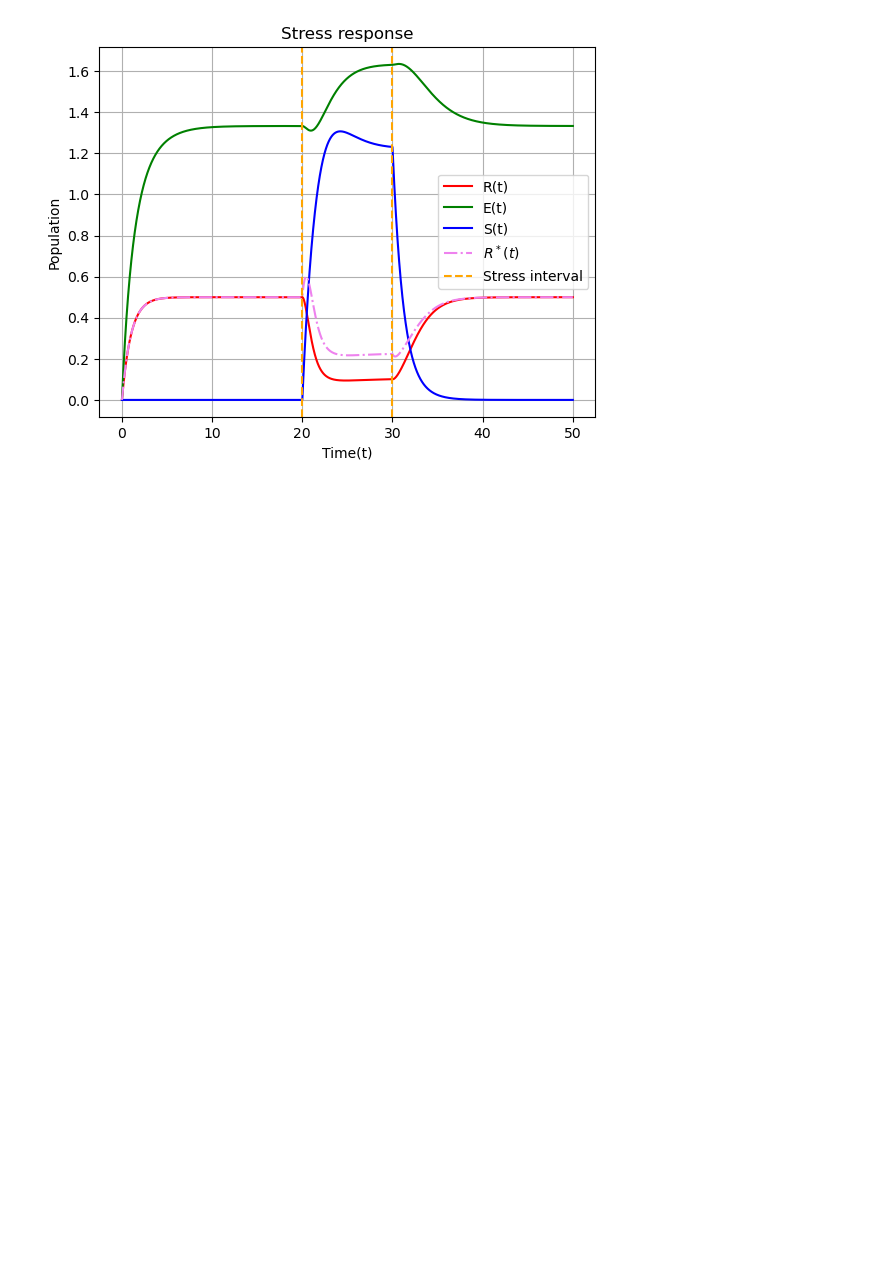
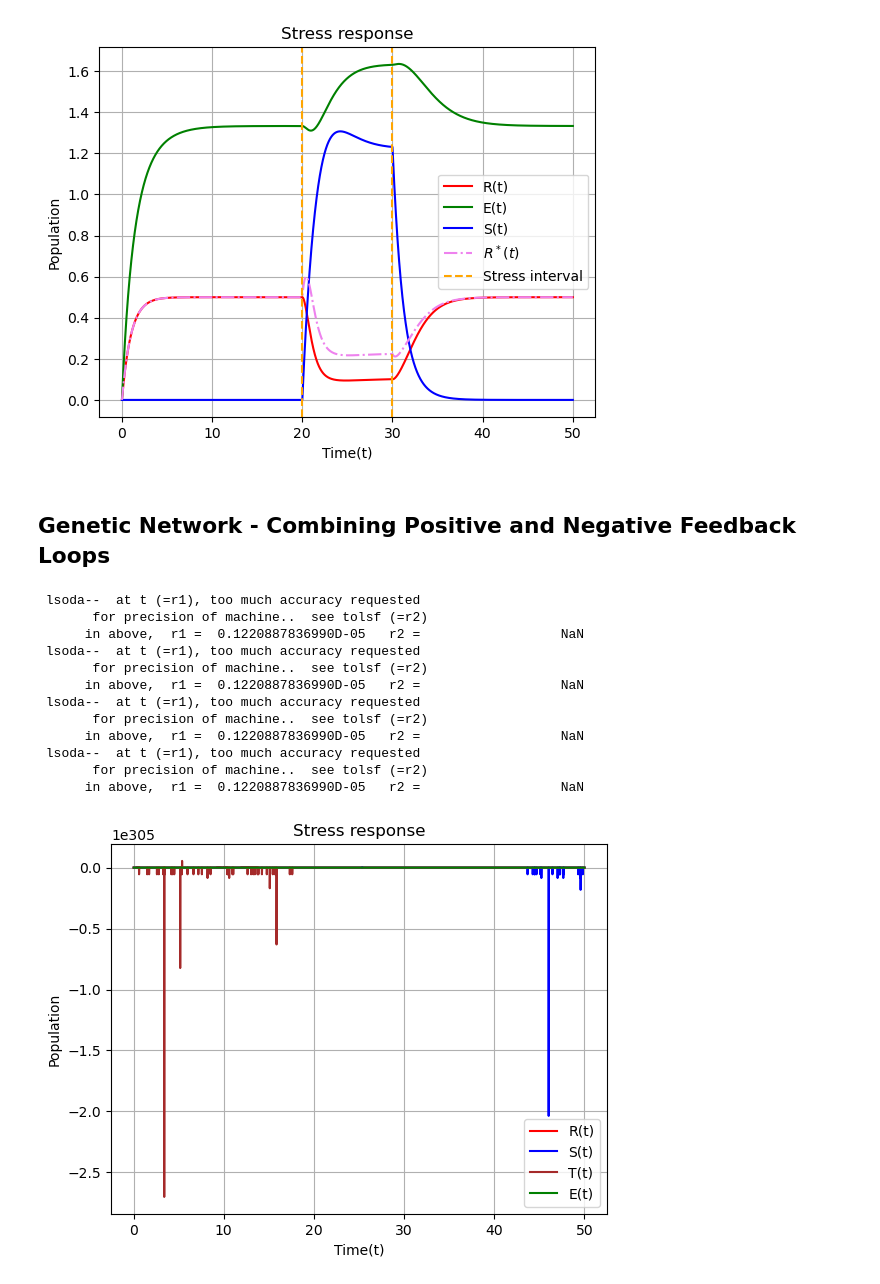
Before and after one commit to pietromalagoli/Physics-of-Living-Systems, a Jupyter notebook: hw/homework4_Malagoli.ipynb, the cells around one changed output. Drawn from its saved outputs; the diff is of its cells as text; code cells hidden in the pictures; blank space fills up the shorter version.

```diff
--- a/hw/homework4_Malagoli.ipynb
+++ b/hw/homework4_Malagoli.ipynb
@@ -72,3 +72,81 @@ plt.show()
 2000
 20
 [figure]
+# %% [markdown]
+## Genetic Network - Combining Positive and Negative Feedback Loops ##
+# %%
+# initial conditions
+R0 = 0
+S0 = 0
+T0 = 0
+E0 = 0
+
+
+par = [0.8, # gamma_S
+       1,   # k
+       1,   # h
+       0.4, # sigma
+       1,   # tau_R
+       2,   # tau_T
+       1,   # tau_E
+       0,   # l_R
+       0,   # l_T
+       0,   # l_E
+       0.8] # gamma_R
+
+# par[0] = gamma_S
+# par[1] = k
+# par[2] = h
+# par[3] = sigma
+# par[4] = tau_R
+# par[5] = tau_T
+# par[6] = tau_E
+# par[7] = l_R
+# par[8] = l_T
+# par[9] = l_E
+# par[10] = gamma_R
+
+
+def network(y, t, par):
+    gamma_S, k, h, sigma, tau_R, tau_T, tau_E, l_R, l_T, l_E , gamma_R= par
+
+    R, S, T, E = y
+    R_monod = R*S / (1 + S)
+    drdt = gamma_R /(1+(R/k)**h) - R / tau_R + l_R
+    dsdt = sigma*(T/(T+1)) - gamma_S*S*(E/E+1)
+    dtdt = - tau_T * T + 1 / (1 + (R_monod/k)**h) + l_T
+    dedt = -tau_E * E + 1/(1+(R_monod/k)**h) + l_E
+    return [drdt, dsdt, dtdt, dedt]
+
+# set the time space
+t_s = np.linspace(0,50,5000)
+
+# Solve
+R= odeint(network, [R0,E0,T0,S0], t_s, args=(par,))[:,0]
+S = odeint(network, [R0,E0,T0,S0], t_s, args=(par,))[:,1]
+T = odeint(network, [R0,E0,T0,S0], t_s, args=(par,))[:,2]
+E = odeint(network, [R0,E0,T0,S0], t_s, args=(par,))[:,3]
+plt.plot(t_s, R, c='r', label='R(t)')
+plt.plot(t_s, S,  c='b', label='S(t)')
+plt.plot(t_s, T, c='brown', label='T(t)')
+plt.plot(t_s, E,  c='g', label='E(t)')
+plt.legend()
+plt.grid()
+plt.xlabel('Time(t)')
+plt.ylabel('Population')
+plt.title('Stress response')
+plt.show()
+# %% [output]
+ lsoda--  at t (=r1), too much accuracy requested
+       for precision of machine..  see tolsf (=r2)
+      in above,  r1 =  0.1220887836990D-05   r2 =                  NaN
+ lsoda--  at t (=r1), too much accuracy requested
+       for precision of machine..  see tolsf (=r2)
+      in above,  r1 =  0.1220887836990D-05   r2 =                  NaN
+ lsoda--  at t (=r1), too much accuracy requested
+       for precision of machine..  see tolsf (=r2)
+      in above,  r1 =  0.1220887836990D-05   r2 =                  NaN
+ lsoda--  at t (=r1), too much accuracy requested
+       for precision of machine..  see tolsf (=r2)
+      in above,  r1 =  0.1220887836990D-05   r2 =                  NaN
+[figure, added]
```
